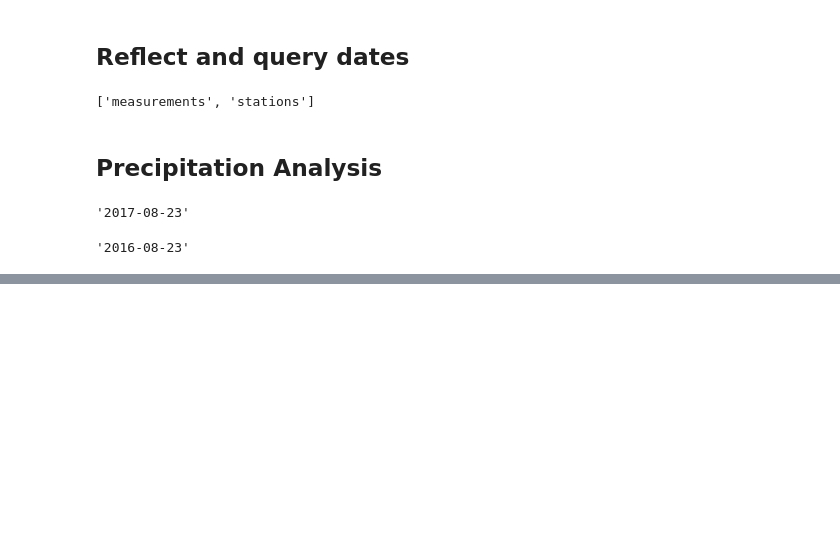
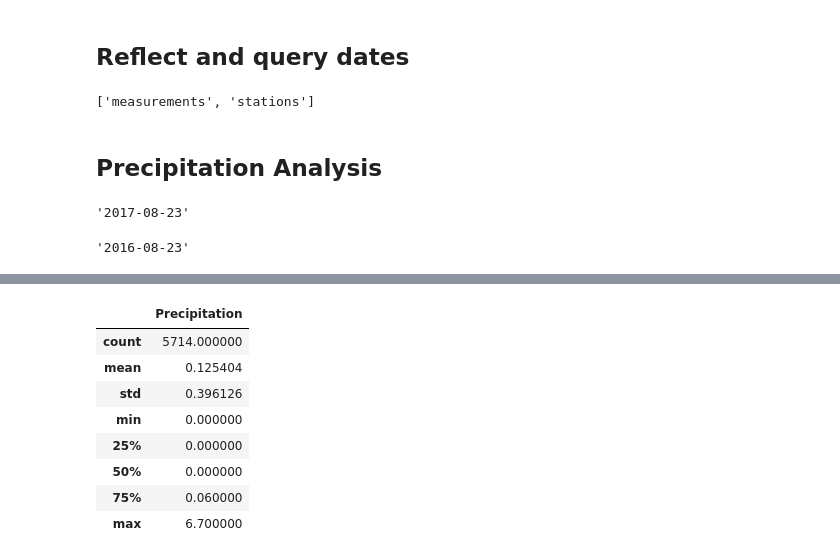
Before and after one commit to seaaaaany/Surfs_Up_SQL, a Jupyter notebook: climate_analysis.ipynb, the cells around one changed output, grey strips where cells are left out. Drawn from its saved outputs; the diff is of its cells as text; code cells hidden in the pictures; blank space fills up the shorter version.

```diff
--- a/climate_analysis.ipynb
+++ b/climate_analysis.ipynb
@@ -81,0 +82,13 @@ prcp_df.head(5)
+# %%
+# Summary statistics for the precipitation data
+prcp_df.describe()
+# %% [output]
+|  | Precipitation |
+| count | 5714.000000 |
+| mean | 0.125404 |
+| std | 0.396126 |
+| min | 0.000000 |
+| 25% | 0.000000 |
+| 50% | 0.000000 |
+| 75% | 0.060000 |
+| max | 6.700000 |
```
Also changed, not shown: parts of 6 cells of this notebook.
